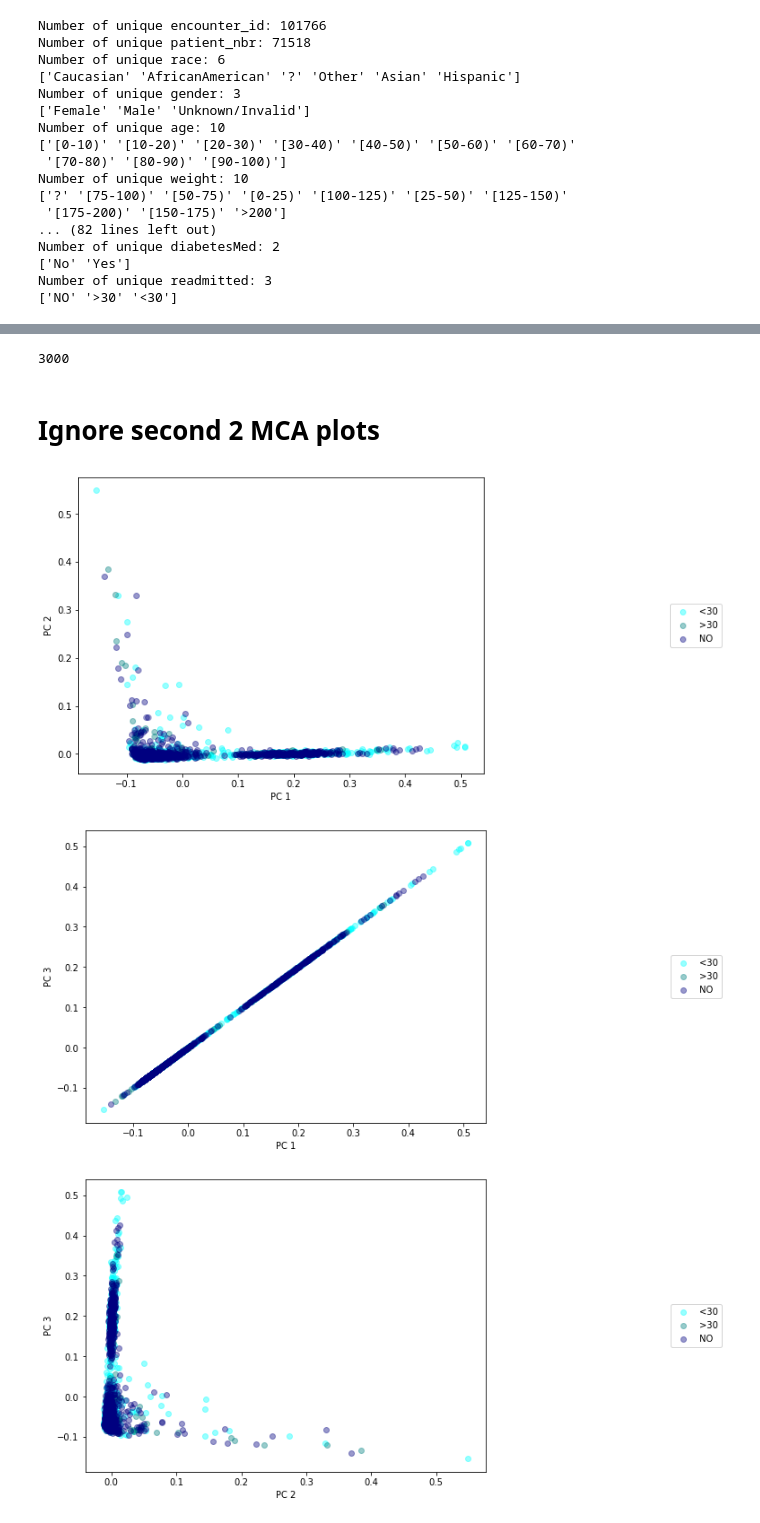
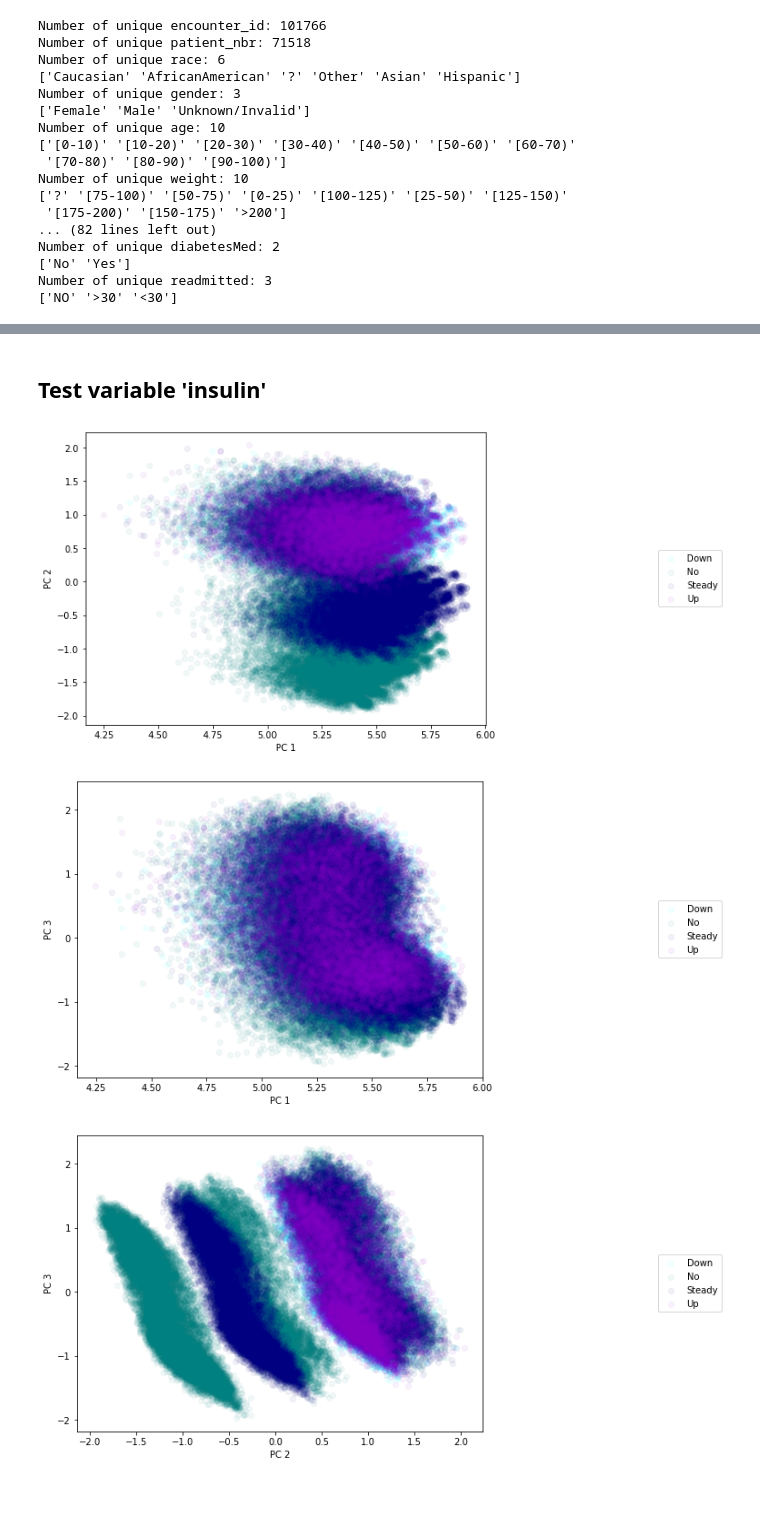
Before and after one commit to ktbartas/CS273-diabetes-project, a Jupyter notebook: 0-data-exploration.ipynb, the cells around one changed output, grey strips where cells are left out. Cells and saved outputs as stored; diff of their text form; code cells hidden in the pictures; blank space fills up the shorter version.

Commit message:
separation by insulin

```diff
--- a/0-data-exploration.ipynb
+++ b/0-data-exploration.ipynb
@@ -138,4 +94,0 @@ uniq_colors=['cyan','teal','navy','darkviolet']
-# %%
-features=dia_array
-labels=dia_data0['readmitted'] #dia_data0.readmitted
-regions=dia_data.columns
@@ -150,0 +103,2 @@ for n in labels:
+# %%
+X_df=dia_data.drop(['encounter_id', 'patient_nbr'], axis=1)
@@ -151,25 +114,28 @@ for n in labels:
 # %%
-def make_pca_plots(pc1,pc2,pc3,group,labels): #makes plots of pc1v2, 1v3, and 2v3
+uniq_colors=['cyan','teal','navy','darkviolet','hotpink','maroon','peru','gold','forestgreen','palegreen']
+#https://matplotlib.org/stable/gallery/color/named_colors.html
+def make_3_plots(pc1,pc2,pc3,labels): #makes plots of  comp 1v2, 1v3, and 2v3
+    align_embed= pd.DataFrame({'pc1': pc1.values,'pc2': pc2.values,'pc3': pc3.values},index=labels)
     fig, ax = plt.subplots(figsize=(8, 6)) #init  fig
-    for g,lab in zip(np.unique(group),np.unique(labels)): #iterate through numbers and labels
-        i = np.where(group == g)
-        ax.scatter(pc1[i], pc2[i], label=lab,c=uniq_colors[g],alpha=0.4) #plot each group with unique color and label
+    for i,r in enumerate(np.unique(align_embed.index.values)):
+        drug1=align_embed[align_embed.index == r]
+        ax.scatter(drug1['pc1'],drug1['pc2'],c=uniq_colors[i],label=r,alpha=0.05)
         ax.set_xlabel('PC 1')
         ax.set_ylabel('PC 2')
     ax.legend(loc="right",bbox_to_anchor=(1.6, 0.5)) #make legend not on the plot
     plt.show()
     fig, ax = plt.subplots(figsize=(8, 6)) #init  fig
-    for g,lab in zip(np.unique(group),np.unique(labels)): #iterate through numbers and labels
-        i = np.where(group == g)
-        ax.scatter(pc1[i], pc3[i], label=lab,c=uniq_colors[g],alpha=0.4) #plot each group with unique color and label
+    for i,r in enumerate(np.unique(align_embed.index.values)):
+        drug1=align_embed[align_embed.index == r]
+        ax.scatter(drug1['pc1'],drug1['pc3'],c=uniq_colors[i],label=r,alpha=0.05)
         ax.set_xlabel('PC 1')
         ax.set_ylabel('PC 3')
     ax.legend(loc="right",bbox_to_anchor=(1.6, 0.5)) #make legend not on the plot
     plt.show()
     fig, ax = plt.subplots(figsize=(8, 6)) #init  fig
-    for g,lab in zip(np.unique(group),np.unique(labels)): #iterate through numbers and labels
-        i = np.where(group == g)
-        ax.scatter(pc2[i], pc3[i], label=lab,c=uniq_colors[g],alpha=0.4) #plot each group with unique color and label
+    for i,r in enumerate(np.unique(align_embed.index.values)):
+        drug1=align_embed[align_embed.index == r]
+        ax.scatter(drug1['pc2'],drug1['pc3'],c=uniq_colors[i],label=r,alpha=0.05)
         ax.set_xlabel('PC 2')
         ax.set_ylabel('PC 3')
     ax.legend(loc="right",bbox_to_anchor=(1.6, 0.5)) #make legend not on the plot
@@ -297,15 +143,22 @@ len(group[0:1000])
-# %%
-len(points[0,:])
-# %% [output]
-3000
-# %% [markdown]
-# Ignore second 2 MCA plots
-# %%
-#ignore second 2 plots
-#also this is mca not pca plots
-#i'm just re-using the function
-make_pca_plots(points[0,:],points[1,:],points[0,:],group[0:first_n],labels[0:first_n])
-# %% [output]
-[figure, removed]
-[figure, removed]
-[figure, removed]
+# %%
+def separation_check(variable_of_interest): #input string
+    X_df2=X_df.drop([variable_of_interest], axis=1)
+    X_array=X_df2.to_numpy()
+    binarydat=OneHotEncoder().fit_transform(X_array)
+    svd = TruncatedSVD(n_components=3, n_iter=7, random_state=42)
+    compss = svd.fit_transform(binarydat)
+    #make into dataframe if you want to view with labels
+    componentDf = pd.DataFrame(data = compss, columns = ['SVD 1', 'SVD 2', 'SVD 3'])
+    c1=componentDf['SVD 1'] #make into numpy arrays
+    c2=componentDf['SVD 2']
+    c3=componentDf['SVD 3']
+    labels=dia_data0[variable_of_interest]
+    make_3_plots(c1,c2,c3,labels)
+# %% [markdown]
+## Test variable 'insulin'
+# %%
+separation_check('insulin')
+# %% [output]
+[figure, added]
+[figure, added]
+[figure, added]
```
Also changed, not shown: parts of 29 cells of this notebook.
